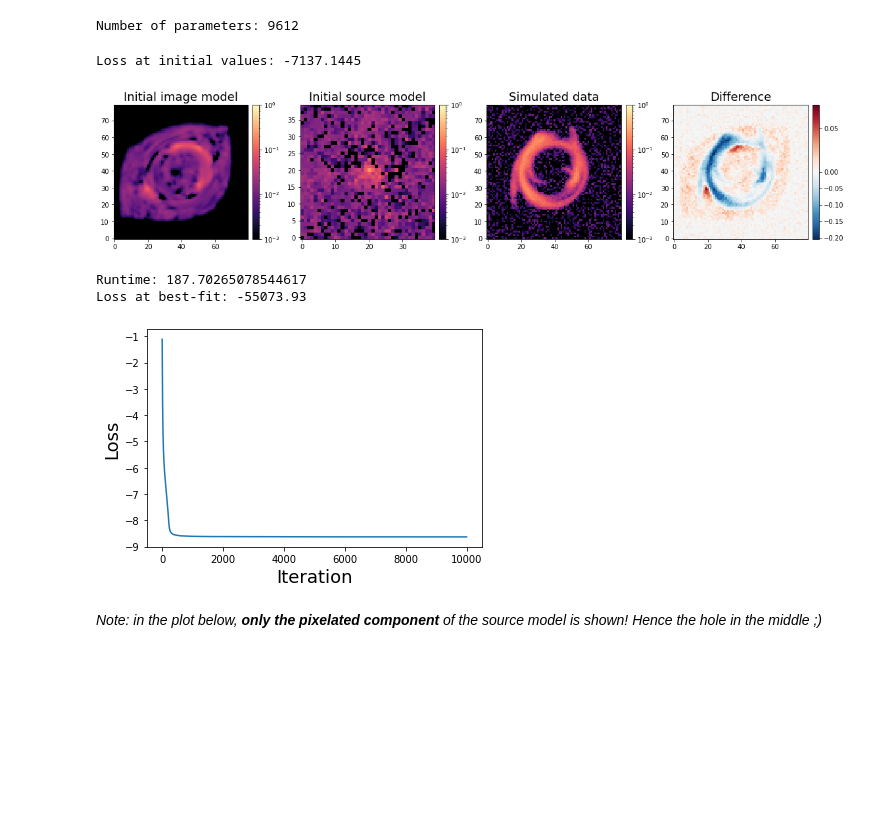
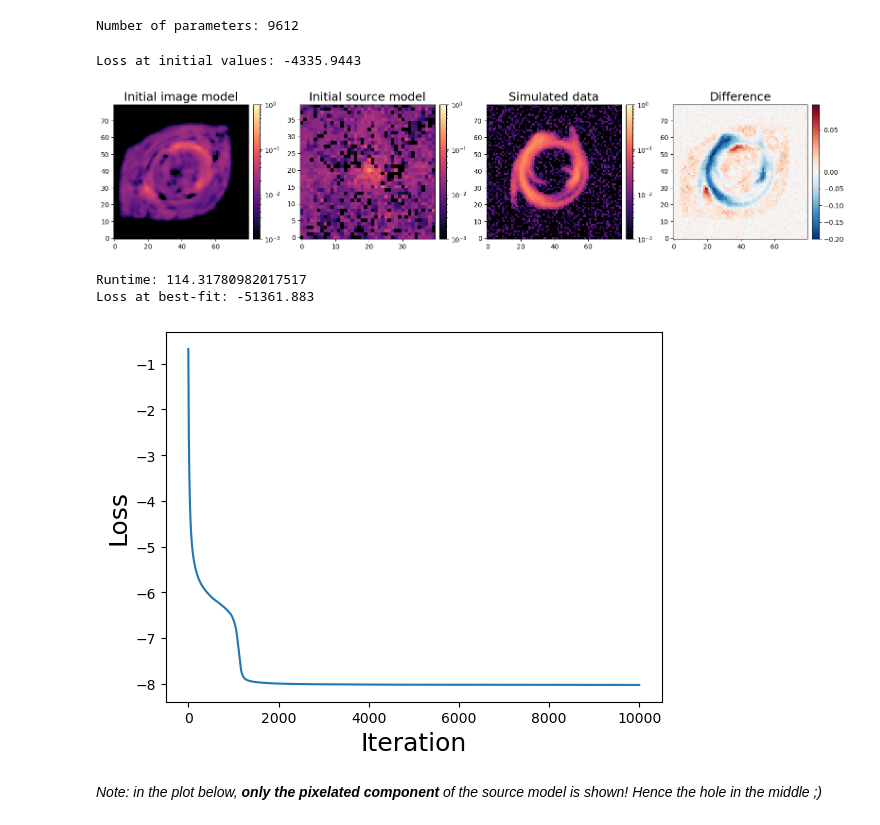
Before and after one commit to Herculens/herculens_workspace, a Jupyter notebook: notebooks/herculens__Complex_source_with_wavelets.ipynb, the cells around one changed output. Cells and saved outputs as stored; diff of their text form; code cells hidden in the pictures; blank space fills up the shorter version.

```diff
--- a/notebooks/herculens__Complex_source_with_wavelets.ipynb
+++ b/notebooks/herculens__Complex_source_with_wavelets.ipynb
@@ -296,10 +308,8 @@ plt.show()
 # %%
 class ProbModel(NumpyroModel):
 
-    def __init__(self, regul_strengths, sparse_prior_source=True,
-                 fix_lens_mass=False, coarse_as_param=True):
+    def __init__(self, regul_strengths, sparse_prior_source=True, fix_lens_mass=False):
         self._regul_strengths = regul_strengths
-        self._coarse_as_param = coarse_as_param
         self._sparse_prior_source = sparse_prior_source
         self._fix_lens_mass = fix_lens_mass
 
@@ -307,6 +317,7 @@ class ProbModel(NumpyroModel):
         # pixels of the source
         if self._sparse_prior_source is True:
             # Let's try by sampling directly in wavelet space
+
             # - detail scales
             lambda0, lambda1 = self._regul_strengths
             lambdas = jnp.array([lambda0] + [lambda1]*(nscales-1))[:, None, None]  # regularization strength
@@ -316,14 +327,12 @@ class ProbModel(NumpyroModel):
             source_scales = numpyro.sample('source_scales', dist.Independent(dist_scales, 3))
 
             # - coarse scale
-            if self._coarse_as_param is True:
-                source_coarse = numpyro.param('source_coarse', init_value=1e-2*jnp.ones(source_shape),
-                                              constraint=constraints.greater_than(0.), event_dim=source_shape)
-                source_pixels = self.coeffs2source(source_scales, source_coarse)
-            else:
-                dist_coarse = dist.TruncatedNormal(jnp.zeros((nxsrc, nysrc)), jnp.ones((nxsrc, nysrc)), low=0.)
-                source_coarse = numpyro.sample('source_coarse', dist.Independent(dist_coarse, 2))
+            source_coarse = numpyro.param('source_coarse', init_value=1e-2*jnp.ones(source_shape),
+                                            constraint=constraints.greater_than(0.), event_dim=source_shape)
+            source_pixels = self.coeffs2source(source_scales, source_coarse)
+
         else:
+            # In this case we define the pixels in direct space
             source_pixels = numpyro.param('source_pixels', init_value=1e-2*jnp.ones(source_shape),
                                           constraint=constraints.greater_than(0.), event_dim=source_shape)
 
@@ -351,7 +360,7 @@ class ProbModel(NumpyroModel):
                 'gamma2': numpyro.sample('lens_gamma2', dist.TruncatedNormal(kwargs_lens_input[1]['gamma2'], 0.05, low=-0.3, high=0.3)),
                 'ra_0': 0.0, 'dec_0': 0.0
             }
-            ]
+        ]
 
         # wrap up all parameters for the lens_image.model() method
         model_params = dict(kwargs_lens=prior_lens,
@@ -365,6 +374,15 @@ class ProbModel(NumpyroModel):
 
         # finally defines the observed node, conditioned on the data assuming a Gaussian distribution
         numpyro.sample('obs', dist.Independent(dist.Normal(model_image, model_error), 2), obs=data)
+
+        if not self._sparse_prior_source:
+            # factors in regularization log-probability
+            hyperparams = [
+                # NOTE: we could also optimize / infer these hyperparameters
+                {'lambda_0': self._regul_strengths[0], 'lambda_1': self._regul_strengths[1]},
+                {'strength': 3.},
+            ]
+            numpyro.factor('source_regul', regul_model.log_prob(model_params, hyperparams))
 
     def coeffs2source(self, source_scales, source_coarse):
         return starlet.reconstruct(jnp.concatenate([source_scales, source_coarse[jnp.newaxis, :, :]], axis=0))
@@ -669,13 +671,9 @@ class ProbModelHybridSource(ProbModel):
             source_scales = numpyro.sample('source_scales', dist.Independent(dist_scales, 3))
 
             # - coarse scale
-            if self._coarse_as_param is True:
-                source_coarse = numpyro.param('source_coarse', init_value=1e-2*jnp.ones(source_shape),
-                                              constraint=constraints.greater_than(0.), event_dim=source_shape)
-                source_pixels = self.coeffs2source(source_scales, source_coarse)
-            else:
-                dist_coarse = dist.TruncatedNormal(jnp.zeros((nxsrc, nysrc)), jnp.ones((nxsrc, nysrc)), low=0.)
-                source_coarse = numpyro.sample('source_coarse', dist.Independent(dist_coarse, 2))
+            source_coarse = numpyro.param('source_coarse', init_value=1e-2*jnp.ones(source_shape),
+                                            constraint=constraints.greater_than(0.), event_dim=source_shape)
+            source_pixels = self.coeffs2source(source_scales, source_coarse)
         else:
             source_pixels = numpyro.param('source_pixels', init_value=1e-2*jnp.ones(source_shape),
                                           constraint=constraints.greater_than(0.), event_dim=source_shape)
@@ -783,7 +781,8 @@ init_params = prob_model_hybrid.get_sample(seed=0)
 kwargs_init = prob_model_hybrid.params2kwargs(init_params)
 #pprint(kwargs_init)
 
-print("Loss at initial values:", loss_hybrid(init_params))
+init_params_unconst = prob_model_hybrid.unconstrain(init_params)
+print("Loss at initial values:", loss_hybrid(init_params_unconst))
 
 # visualize initial guess
 initial_model = lens_image_hybrid.model(**kwargs_init)
@@ -811,8 +810,8 @@ plot_util.nice_colorbar(im)
 fig.tight_layout()
 plt.show()
 # %% [output]
-Loss at initial values: -7137.1445
+Loss at initial values: -4335.9443
-[figure, old version]
+[figure, new version]
 # %%
 optimizer_hyb = OptaxOptimizer(loss_hybrid, loss_norm_optim=data.size)
 
@@ -820,24 +819,25 @@ optimizer_hyb = OptaxOptimizer(loss_hybrid, loss_norm_optim=data.size)
 max_iterations = 10000
 init_learning_rate = 3e-4
 
-best_fit_hyb, logL, extra_fields, runtime \
-    = optimizer_hyb.run(init_params, max_iterations=max_iterations,
+best_fit_hyb_unconst, logL, extra_fields, runtime \
+    = optimizer_hyb.run(init_params_unconst, max_iterations=max_iterations,
                         init_learning_rate=init_learning_rate)
 print(f"Runtime: {runtime}")
-print("Loss at best-fit:", loss(best_fit))
+print("Loss at best-fit:", loss_hybrid(best_fit_hyb_unconst))
 # %% [output]
-Runtime: 187.70265078544617
-Loss at best-fit: -55073.93
+Runtime: 114.31780982017517
+Loss at best-fit: -51361.883
 # %%
+best_fit_hyb = prob_model_hybrid.constrain(best_fit_hyb_unconst)
 kwargs_bestfit_hyb = prob_model_hybrid.params2kwargs(best_fit_hyb)
 
 fig, ax = plt.subplots(1, 1)
 ax.plot(range(len(extra_fields['loss_history'])), extra_fields['loss_history'])
 ax.set_ylabel("Loss", fontsize=18)
 ax.set_xlabel("Iteration", fontsize=18)
 plt.show()
 # %% [output]
-[figure, old version]
+[figure, new version]
 # %% [markdown]
 _Note: in the plot below, **only the pixelated component** of the source model is shown! Hence the hole in the middle ;)_
 # %%
```
Also changed, not shown: parts of 22 cells of this notebook.
